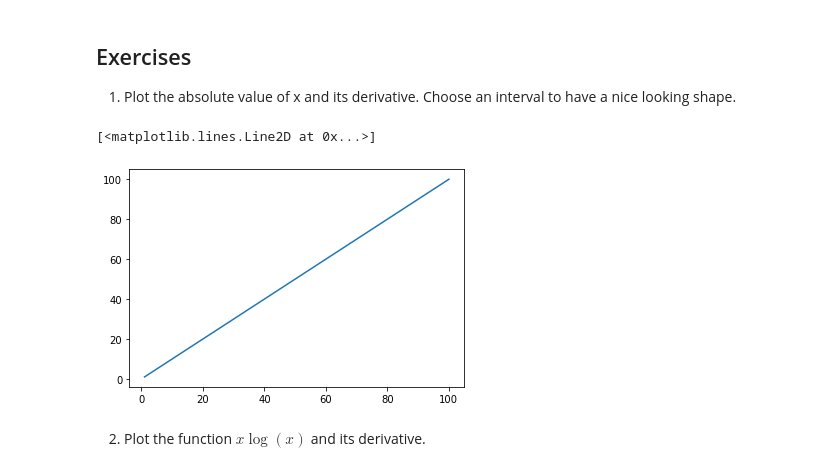
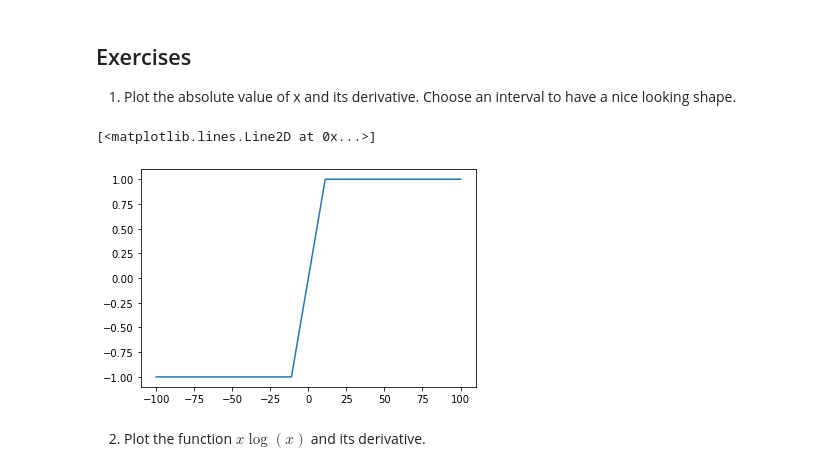
Before and after one commit to omolara-atoyebi/strive-exercise, a Jupyter notebook: 12. Calculus/calculus_exercise.ipynb, the cells around one changed output. Cells and saved outputs as stored; diff of their text form; code cells hidden in the pictures.

```diff
--- a/12. Calculus/calculus_exercise.ipynb
+++ b/12. Calculus/calculus_exercise.ipynb
@@ -7,15 +7,13 @@ import numpy as np
 import matplotlib.pyplot as plt
 from scipy.misc import derivative
 # %%
-x = np.linspace(1, 100, 10)
-
-x = -(-x)
-y = x
+x = np.linspace(-100, 100, 10)
+y = x / abs(-x)
 
 plt.plot(x, y)
 # %% [output]
 [<matplotlib.lines.Line2D at 0x...>]
-[figure, old version]
+[figure, new version]
 # %% [markdown]
 2. Plot the function $x\log(x)$ and its derivative.
 # %%
```
